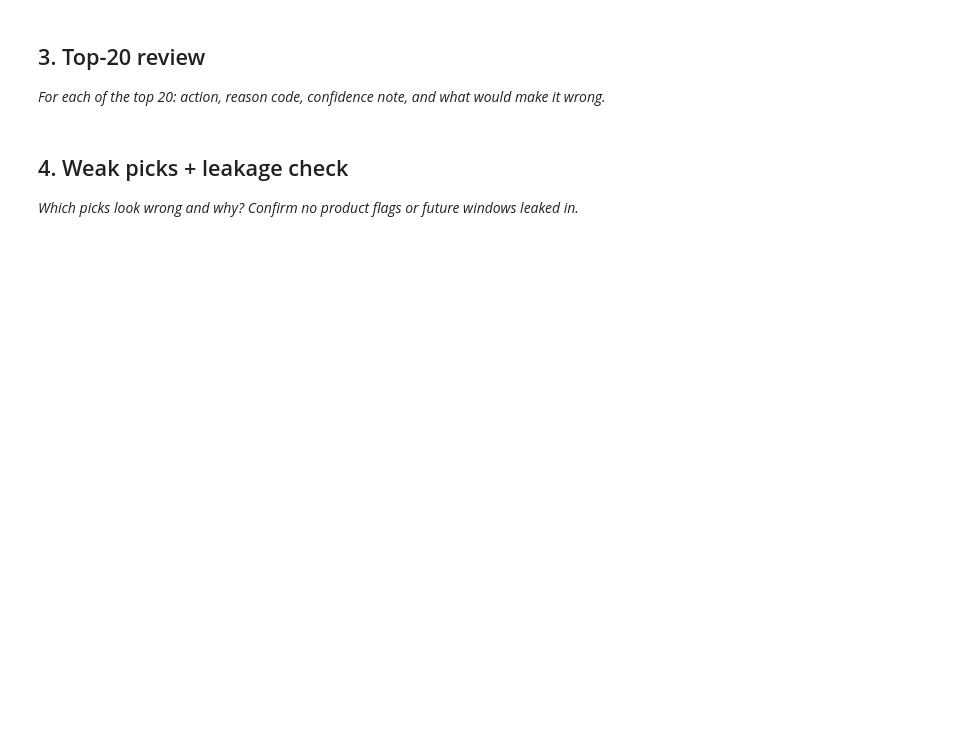
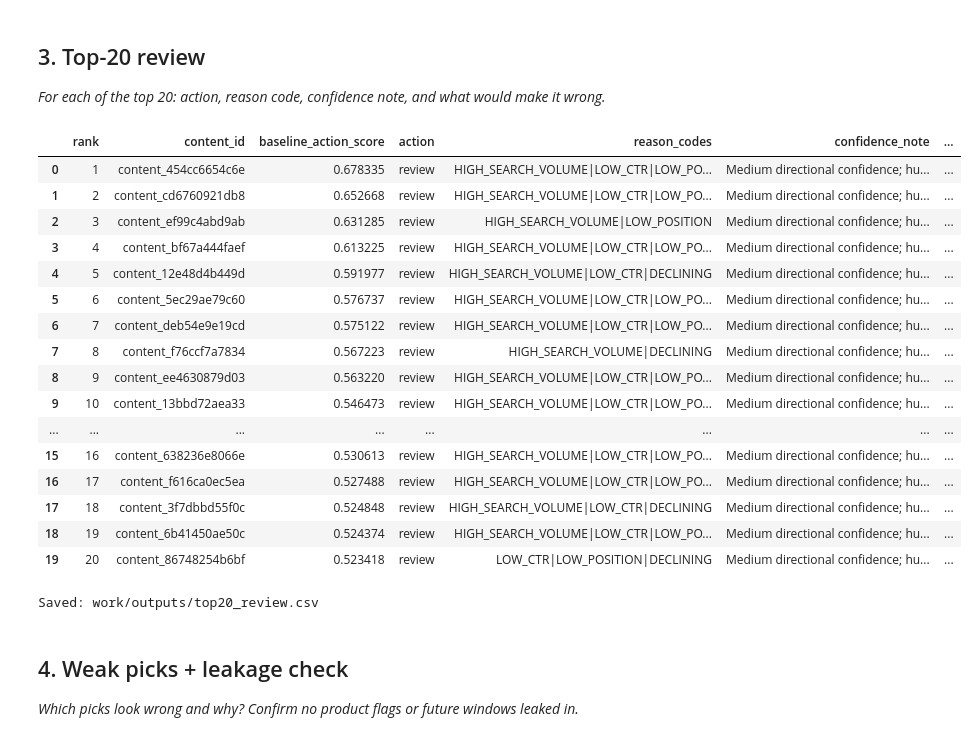
Before and after one commit to nithishreddy08/flyrank, a Jupyter notebook: work/notebooks/w04_baseline_score.ipynb, the cells around one changed output. Drawn from its saved outputs; the diff is of its cells as text; code cells hidden in the pictures; blank space fills up the shorter version.

```diff
--- a/work/notebooks/w04_baseline_score.ipynb
+++ b/work/notebooks/w04_baseline_score.ipynb
@@ -24,6 +161,77 @@ This skeleton is yours to fill. Work the sections **in order** — each one has
 ## 3. Top-20 review
 
 *For each of the top 20: action, reason code, confidence note, and what would make it wrong.*
+# %%
+top20 = df.head(20).copy()
+
+# Create action if it does not already exist
+def get_action(row):
+    if row["baseline_action_score"] >= 0.75:
+        return "refresh_priority"
+    elif row["baseline_action_score"] >= 0.50:
+        return "review"
+    else:
+        return "monitor"
+
+top20["action"] = top20.apply(get_action, axis=1)
+
+# Confidence note
+def confidence_note(row):
+    if row["baseline_action_score"] >= 0.75:
+        return "Higher directional confidence."
+    elif row["baseline_action_score"] >= 0.50:
+        return "Medium directional confidence; human review needed."
+    else:
+        return "Lower directional confidence."
+
+top20["confidence_note"] = top20.apply(confidence_note, axis=1)
+
+# What could make it wrong
+top20["what_would_make_it_wrong"] = (
+    "Could be wrong if important business or page context is missing."
+)
+
+# Select columns that definitely exist
+top20_review = top20[
+    [
+        "rank",
+        "content_id",
+        "baseline_action_score",
+        "action",
+        "reason_codes",
+                "confidence_note",
+        "what_would_make_it_wrong"
+    ]
+]
+
+display(top20_review)
+
+# Save Top-20 review
+top20_review.to_csv(
+    "work/outputs/top20_review.csv",
+    index=False
+)
+
+print("Saved: work/outputs/top20_review.csv")
+# %% [output]
+|  | rank | content_id | baseline_action_score | action | reason_codes | confidence_note | ... |
+| 0 | 1 | content_454cc6654c6e | 0.678335 | review | HIGH_SEARCH_VOLUME|LOW_CTR|LOW_PO... | Medium directional confidence; hu... | ... |
+| 1 | 2 | content_cd6760921db8 | 0.652668 | review | HIGH_SEARCH_VOLUME|LOW_CTR|LOW_PO... | Medium directional confidence; hu... | ... |
+| 2 | 3 | content_ef99c4abd9ab | 0.631285 | review | HIGH_SEARCH_VOLUME|LOW_POSITION | Medium directional confidence; hu... | ... |
+| 3 | 4 | content_bf67a444faef | 0.613225 | review | HIGH_SEARCH_VOLUME|LOW_CTR|LOW_PO... | Medium directional confidence; hu... | ... |
+| 4 | 5 | content_12e48d4b449d | 0.591977 | review | HIGH_SEARCH_VOLUME|LOW_CTR|DECLINING | Medium directional confidence; hu... | ... |
+| 5 | 6 | content_5ec29ae79c60 | 0.576737 | review | HIGH_SEARCH_VOLUME|LOW_CTR|LOW_PO... | Medium directional confidence; hu... | ... |
+| 6 | 7 | content_deb54e9e19cd | 0.575122 | review | HIGH_SEARCH_VOLUME|LOW_CTR|LOW_PO... | Medium directional confidence; hu... | ... |
+| 7 | 8 | content_f76ccf7a7834 | 0.567223 | review | HIGH_SEARCH_VOLUME|DECLINING | Medium directional confidence; hu... | ... |
+| 8 | 9 | content_ee4630879d03 | 0.563220 | review | HIGH_SEARCH_VOLUME|LOW_CTR|LOW_PO... | Medium directional confidence; hu... | ... |
+| 9 | 10 | content_13bbd72aea33 | 0.546473 | review | HIGH_SEARCH_VOLUME|LOW_CTR|LOW_PO... | Medium directional confidence; hu... | ... |
+| ... | ... | ... | ... | ... | ... | ... | ... |
+| 15 | 16 | content_638236e8066e | 0.530613 | review | HIGH_SEARCH_VOLUME|LOW_CTR|LOW_PO... | Medium directional confidence; hu... | ... |
+| 16 | 17 | content_f616ca0ec5ea | 0.527488 | review | HIGH_SEARCH_VOLUME|LOW_CTR|LOW_PO... | Medium directional confidence; hu... | ... |
+| 17 | 18 | content_3f7dbbd55f0c | 0.524848 | review | HIGH_SEARCH_VOLUME|LOW_CTR|DECLINING | Medium directional confidence; hu... | ... |
+| 18 | 19 | content_6b41450ae50c | 0.524374 | review | HIGH_SEARCH_VOLUME|LOW_CTR|LOW_PO... | Medium directional confidence; hu... | ... |
+| 19 | 20 | content_86748254b6bf | 0.523418 | review | LOW_CTR|LOW_POSITION|DECLINING | Medium directional confidence; hu... | ... |
+Saved: work/outputs/top20_review.csv
 # %%
 # This cell is for CODE (numbers, a query, a check).
 # Write your text answer in the cell ABOVE this one — typing sentences here breaks Run All.
```
Also changed, not shown: parts of 10 cells of this notebook.
